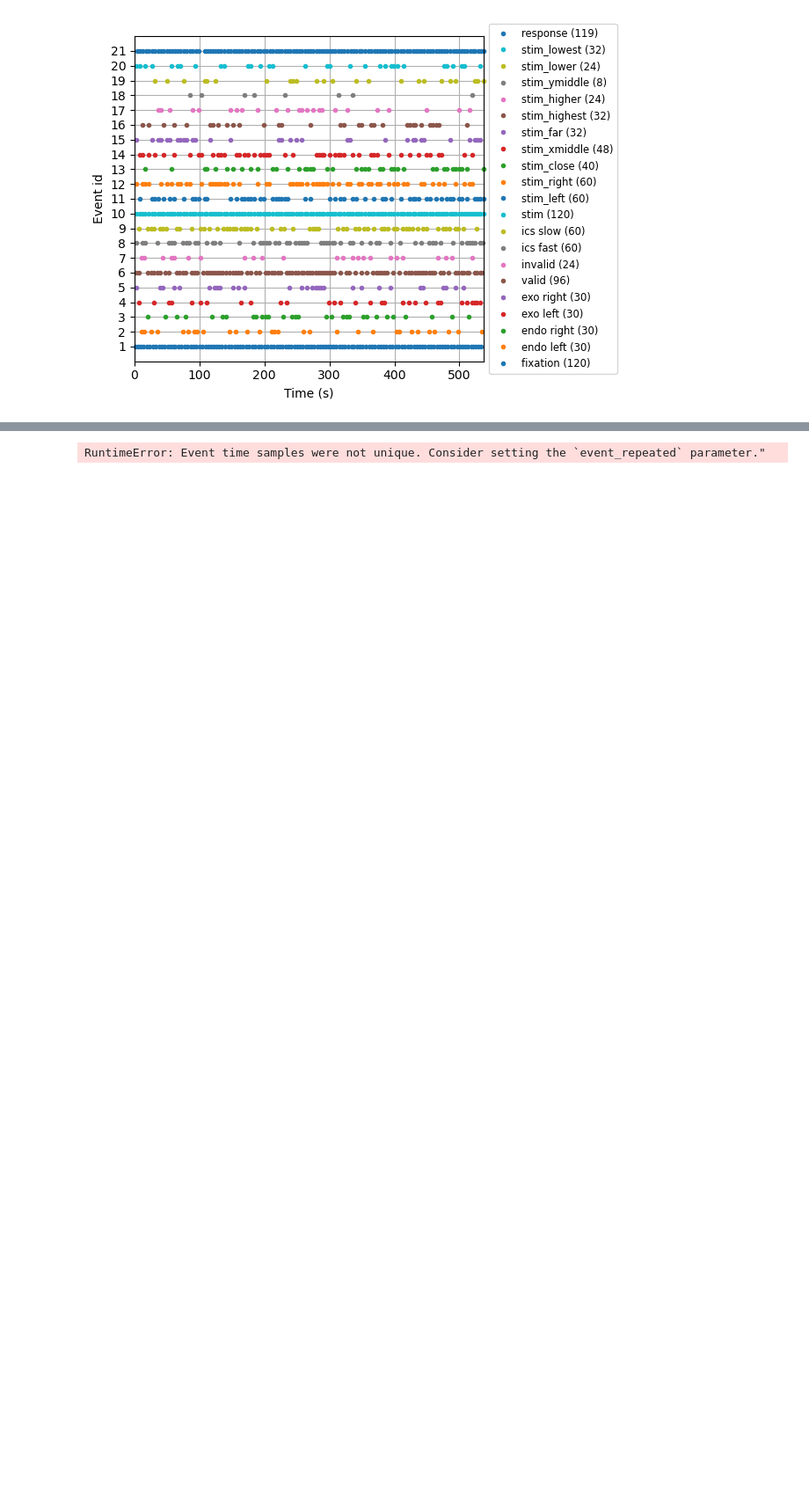
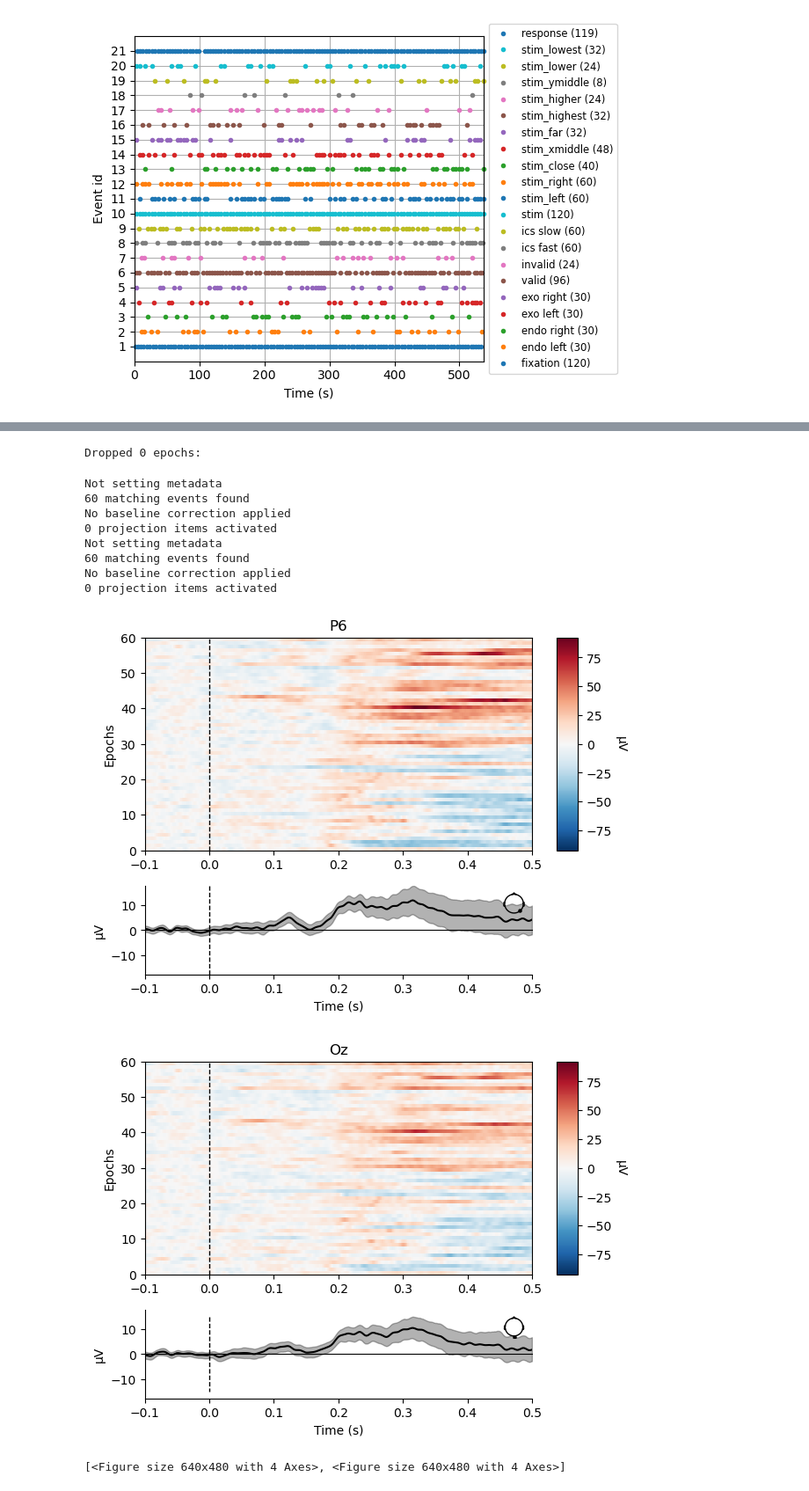
Before and after one commit to Shawnzty/tACS-Attention, a Jupyter notebook: processing/eeg_overview.ipynb, the cells around one changed output, grey strips where cells are left out. Shown: that part at 88% size. Saved outputs shown, nothing was run; the diff lists cells and outputs as text; code cells hidden in the pictures; blank space fills up the shorter version.

```diff
--- a/processing/eeg_overview.ipynb
+++ b/processing/eeg_overview.ipynb
@@ -231,7 +232,7 @@ Event IDs: [1]
 # %%
 # pick events to make epochs
 # List the event ids you want to keep
-desired_event_ids = [1, 3]  # Replace with your desired event ids
+desired_event_ids = [2, 3, 4, 5]  # Replace with your desired event ids
 
 # Create a new events array with only the desired event ids
 filtered_events = events[np.isin(events[:, 2], desired_event_ids)]
@@ -244,5 +253,23 @@ epochs = mne.Epochs(raw, filtered_events, event_id=filtered_event_dict, tmin=-0.
-# %%
-# Epoching continuous data
-epochs = mne.Epochs(raw, events, event_id=event_dict, tmin=-0.1, tmax=0.5, preload=True)
-# %% [output]
-RuntimeError: Event time samples were not unique. Consider setting the `event_repeated` parameter."
+# %%
+conds_we_care_about = ['endo left', 'endo right',
+                       'exo left', 'exo right']
+epochs.equalize_event_counts(conds_we_care_about)  # this operates in-place
+endo_epochs = epochs['endo left', 'endo right']
+exo_epochs = epochs['exo left', 'exo right']
+del raw, epochs  # free up memory
+# %% [output]
+Dropped 0 epochs:
+# %%
+endo_epochs.plot_image(picks=['P6', 'Oz'])
+# %% [output]
+Not setting metadata
+60 matching events found
+No baseline correction applied
+0 projection items activated
+Not setting metadata
+60 matching events found
+No baseline correction applied
+0 projection items activated
+[figure, added]
+[figure, added]
+[<Figure size 640x480 with 4 Axes>, <Figure size 640x480 with 4 Axes>]
```
Also changed, not shown: parts of 4 cells of this notebook.
